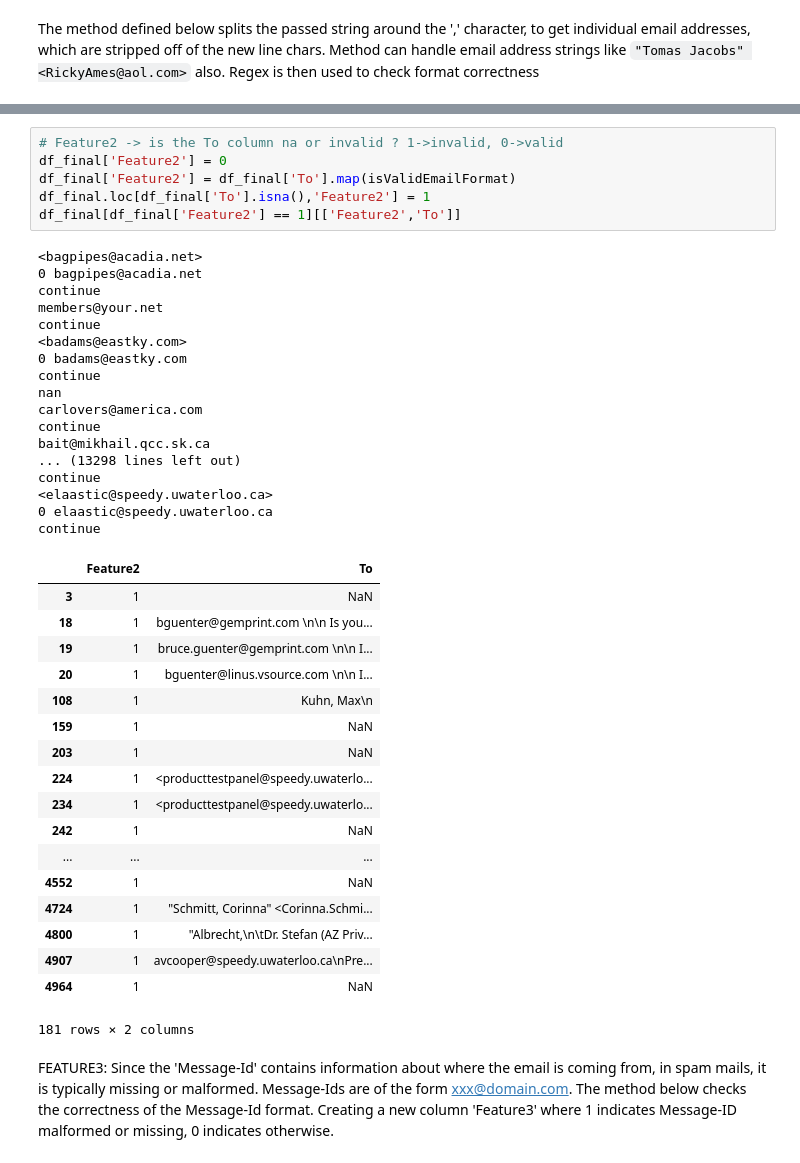
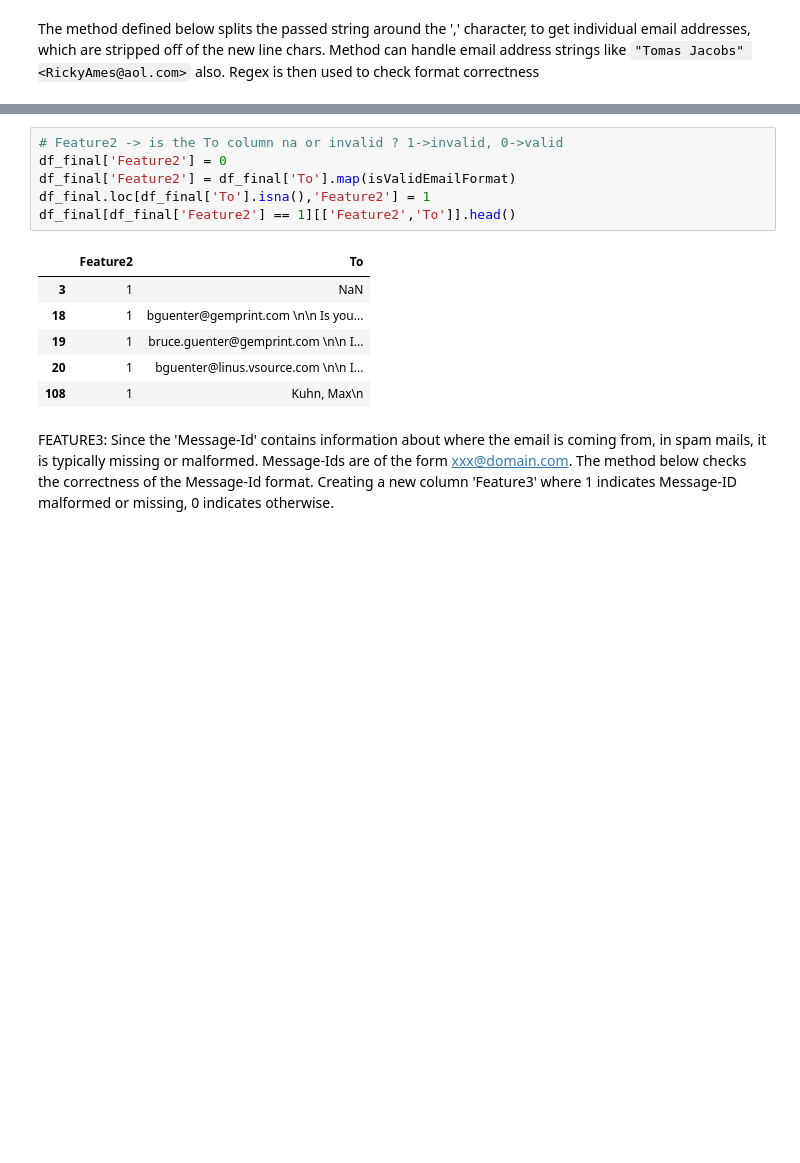
Before and after one commit to kunalchugh91/INFO6101-Spam-Classifier, a Jupyter notebook: Part_2_Exploratory_data_analysis.ipynb, the cells around one changed output, grey strips where cells are left out. Saved outputs shown, nothing was run; the diff lists cells and outputs as text; blank space fills up the shorter version.

```diff
--- a/Part_2_Exploratory_data_analysis.ipynb
+++ b/Part_2_Exploratory_data_analysis.ipynb
@@ -218,45 +218,16 @@ def isValidEmailFormat(emails):
 # %%
 # Feature2 -> is the To column na or invalid ? 1->invalid, 0->valid
 df_final['Feature2'] = 0
 df_final['Feature2'] = df_final['To'].map(isValidEmailFormat)
 df_final.loc[df_final['To'].isna(),'Feature2'] = 1
-df_final[df_final['Feature2'] == 1][['Feature2','To']]
+df_final[df_final['Feature2'] == 1][['Feature2','To']].head()
 # %% [output]
-<bagpipes@acadia.net>
-0 bagpipes@acadia.net
-continue
-members@your.net
-continue
-<badams@eastky.com>
-0 badams@eastky.com
-continue
-nan
-carlovers@america.com
-continue
-bait@mikhail.qcc.sk.ca
-... (13298 lines left out)
-continue
-<elaastic@speedy.uwaterloo.ca>
-0 elaastic@speedy.uwaterloo.ca
-continue
 |  | Feature2 | To |
 | 3 | 1 | NaN |
 | 18 | 1 | bguenter@gemprint.com \n\n Is you... |
 | 19 | 1 | bruce.guenter@gemprint.com \n\n I... |
 | 20 | 1 | bguenter@linus.vsource.com \n\n I... |
 | 108 | 1 | Kuhn, Max\n |
-| 159 | 1 | NaN |
-| 203 | 1 | NaN |
-| 224 | 1 | <producttestpanel@speedy.uwaterlo... |
-| 234 | 1 | <producttestpanel@speedy.uwaterlo... |
-| 242 | 1 | NaN |
-| ... | ... | ... |
-| 4552 | 1 | NaN |
-| 4724 | 1 | "Schmitt, Corinna" <Corinna.Schmi... |
-| 4800 | 1 | "Albrecht,\n\tDr. Stefan (AZ Priv... |
-| 4907 | 1 | avcooper@speedy.uwaterloo.ca\nPre... |
-| 4964 | 1 | NaN |
-181 rows × 2 columns
 # %% [markdown]
 FEATURE3: Since the 'Message-Id' contains information about where the email is coming from, in spam mails, it is typically missing or malformed. Message-Ids are of the form xxx@domain.com. The method below checks the correctness of the Message-Id format. Creating a new column 'Feature3' where 1 indicates Message-ID malformed or missing, 0 indicates otherwise.
 # %%
```
Also changed, not shown: parts of 5 cells of this notebook, 2 other files.
